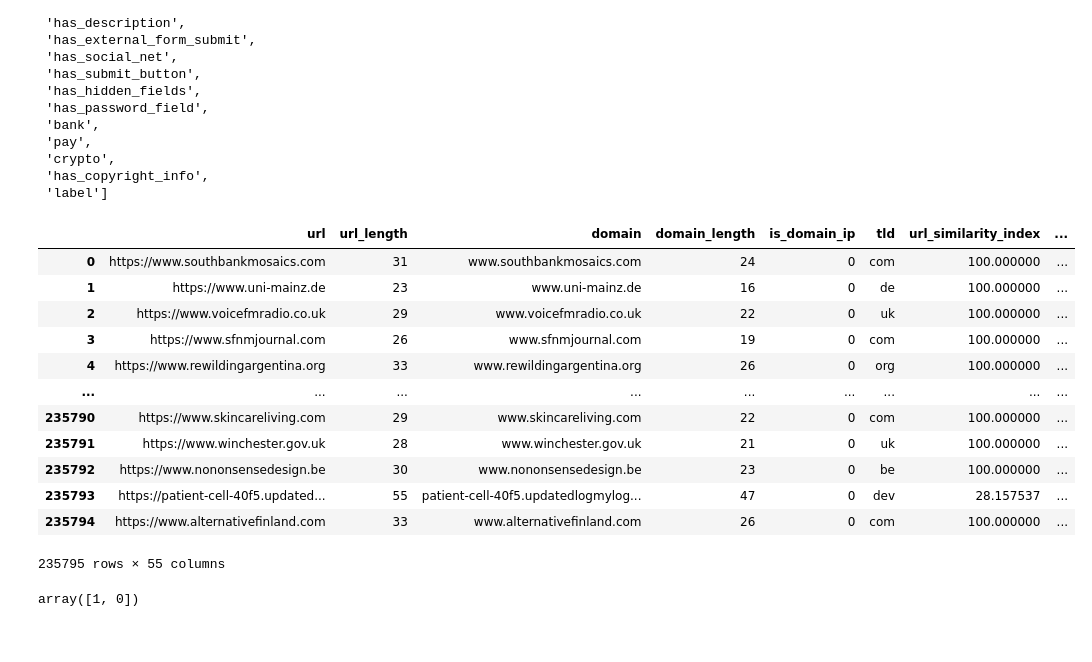
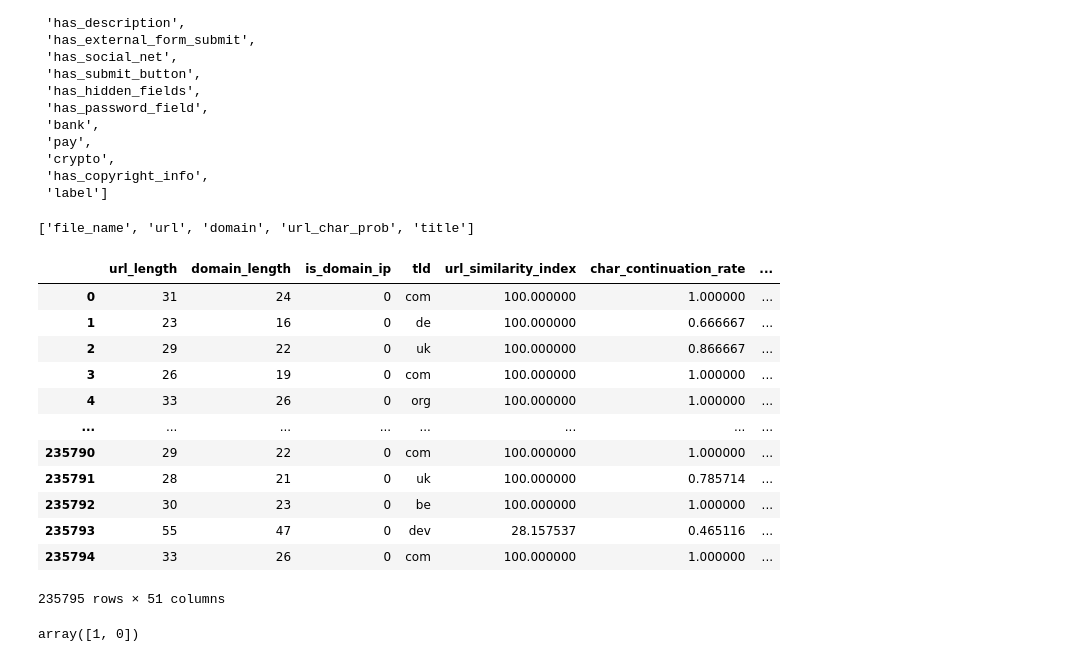
Before and after one commit to JoshuaGottlieb/SHAP-Feature-Selection, a Jupyter notebook: src/Data-Preprocessing.ipynb, the cells around one changed output. Drawn from its saved outputs; the diff is of its cells as text; code cells hidden in the pictures.

Commit message:
Fixed an issue where there were categorical columns that were composed of mostly unique values (>75% uniqueness) in the UCI Phishing dataset. Reprocessed datasets in preparation for retraining.

```diff
--- a/src/Data-Preprocessing.ipynb
+++ b/src/Data-Preprocessing.ipynb
@@ -863,3 +863,4 @@ unique_values = df.nunique()
 # Purely unique columns
 pure_unique_columns = unique_values[unique_values == df.shape[0]].index.tolist()
 binary_columns = unique_values[unique_values == 2].index.tolist()
+highly_unique_columns = unique_values[unique_values > df.shape[0] * 0.75].index.tolist()
@@ -892,24 +913,30 @@ binary_columns
  'crypto',
  'has_copyright_info',
  'label']
+# %%
+# Note that there are some categorical columns with over 75% uniqueness for a large dataset
+# These should be dropped because they are too specific
+highly_unique_columns
+# %% [output]
+['file_name', 'url', 'domain', 'url_char_prob', 'title']
 # %%
 # Drop duplicates and file names
-df = remove_duplicates_and_columns(df, columns_to_drop = pure_unique_columns)
+df = remove_duplicates_and_columns(df, columns_to_drop = pure_unique_columns + highly_unique_columns)
 df
 # %% [output]
-|  | url | url_length | domain | domain_length | is_domain_ip | tld | url_similarity_index | ... |
-| 0 | https://www.southbankmosaics.com | 31 | www.southbankmosaics.com | 24 | 0 | com | 100.000000 | ... |
-| 1 | https://www.uni-mainz.de | 23 | www.uni-mainz.de | 16 | 0 | de | 100.000000 | ... |
-| 2 | https://www.voicefmradio.co.uk | 29 | www.voicefmradio.co.uk | 22 | 0 | uk | 100.000000 | ... |
-| 3 | https://www.sfnmjournal.com | 26 | www.sfnmjournal.com | 19 | 0 | com | 100.000000 | ... |
-| 4 | https://www.rewildingargentina.org | 33 | www.rewildingargentina.org | 26 | 0 | org | 100.000000 | ... |
-| ... | ... | ... | ... | ... | ... | ... | ... | ... |
-| 235790 | https://www.skincareliving.com | 29 | www.skincareliving.com | 22 | 0 | com | 100.000000 | ... |
-| 235791 | https://www.winchester.gov.uk | 28 | www.winchester.gov.uk | 21 | 0 | uk | 100.000000 | ... |
-| 235792 | https://www.nononsensedesign.be | 30 | www.nononsensedesign.be | 23 | 0 | be | 100.000000 | ... |
-| 235793 | https://patient-cell-40f5.updated... | 55 | patient-cell-40f5.updatedlogmylog... | 47 | 0 | dev | 28.157537 | ... |
-| 235794 | https://www.alternativefinland.com | 33 | www.alternativefinland.com | 26 | 0 | com | 100.000000 | ... |
+|  | url_length | domain_length | is_domain_ip | tld | url_similarity_index | char_continuation_rate | ... |
+| 0 | 31 | 24 | 0 | com | 100.000000 | 1.000000 | ... |
+| 1 | 23 | 16 | 0 | de | 100.000000 | 0.666667 | ... |
+| 2 | 29 | 22 | 0 | uk | 100.000000 | 0.866667 | ... |
+| 3 | 26 | 19 | 0 | com | 100.000000 | 1.000000 | ... |
+| 4 | 33 | 26 | 0 | org | 100.000000 | 1.000000 | ... |
+| ... | ... | ... | ... | ... | ... | ... | ... |
+| 235790 | 29 | 22 | 0 | com | 100.000000 | 1.000000 | ... |
+| 235791 | 28 | 21 | 0 | uk | 100.000000 | 0.785714 | ... |
+| 235792 | 30 | 23 | 0 | be | 100.000000 | 1.000000 | ... |
+| 235793 | 55 | 47 | 0 | dev | 28.157537 | 0.465116 | ... |
+| 235794 | 33 | 26 | 0 | com | 100.000000 | 1.000000 | ... |
-235795 rows × 55 columns
+235795 rows × 51 columns
 # %%
 # Class already labeled
 df['label'].unique()
```
Also changed, not shown: parts of 2 cells of this notebook, 2 other files.
